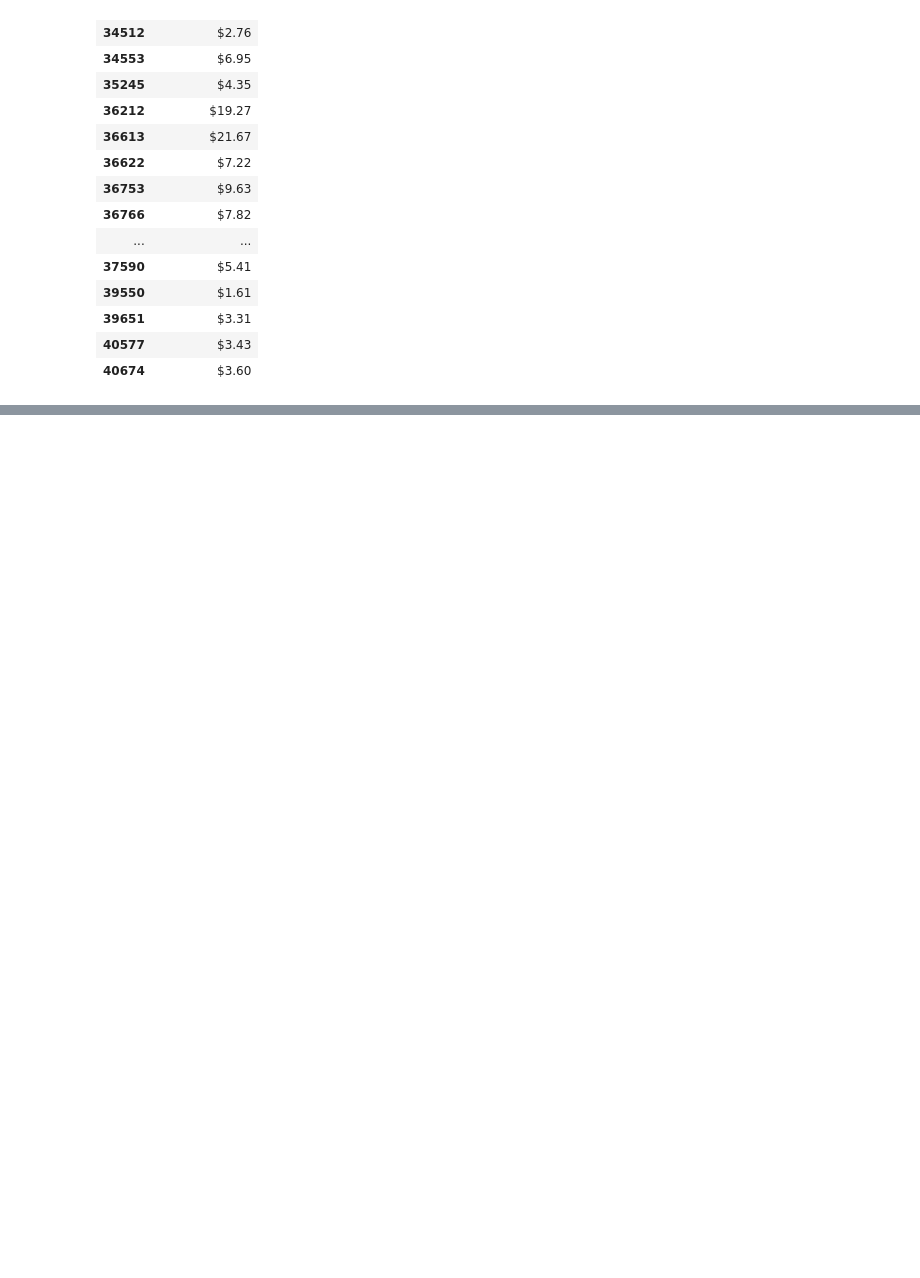
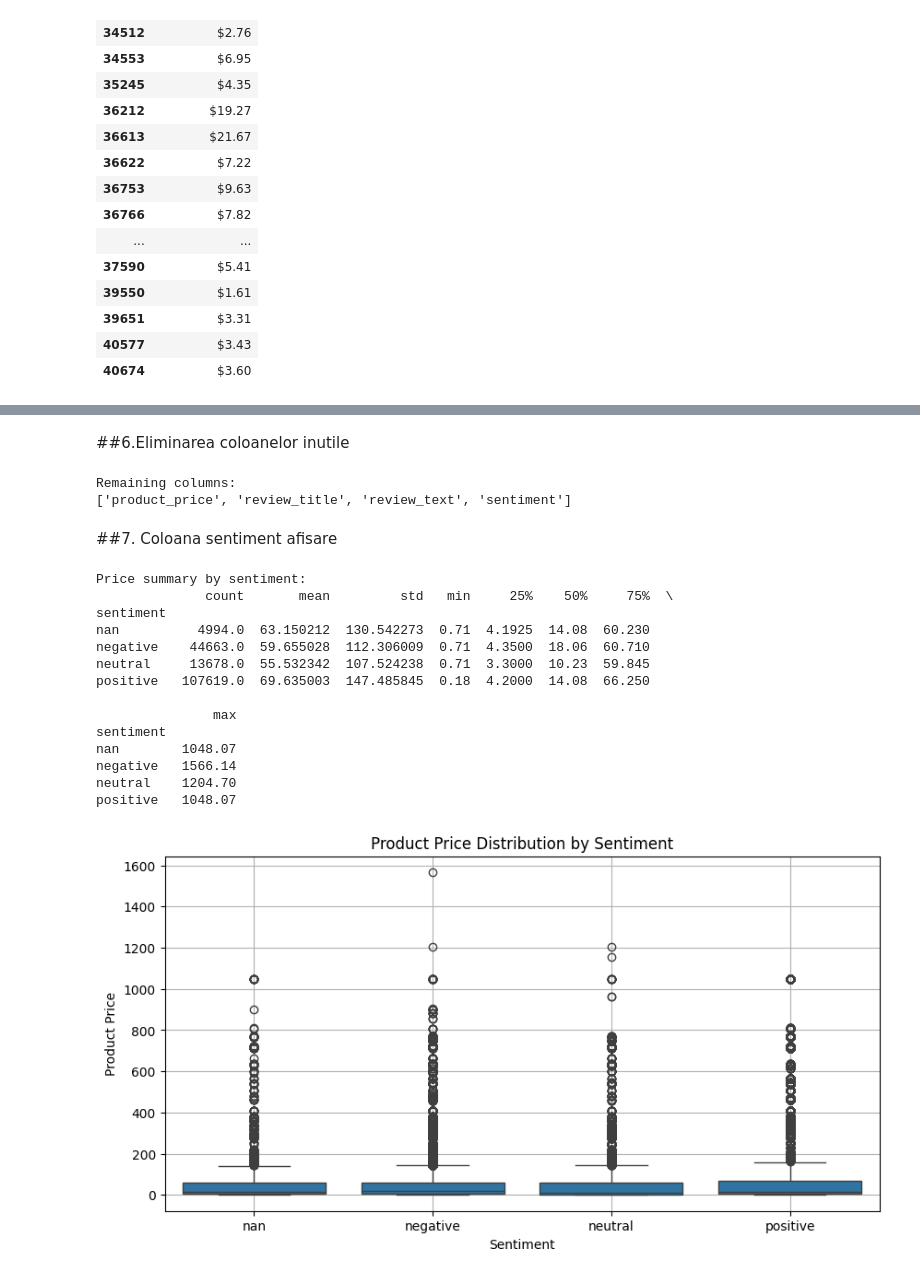
Before and after one commit to bogdangit-art/Machine-Learning, a Jupyter notebook: notebook/product_review_analysis.ipynb, the cells around one changed output, grey strips where cells are left out. Cells and saved outputs as stored; diff of their text form; code cells hidden in the pictures; blank space fills up the shorter version.

```diff
--- a/notebook/product_review_analysis.ipynb
+++ b/notebook/product_review_analysis.ipynb
@@ -141,0 +229,11 @@ Number of non-numeric prices: 68858
+# %%
+# Step 1: Convert all sentiment values to lowercase and strip extra spaces
+df['sentiment'] = df['sentiment'].astype(str).str.lower().str.strip()
+
+# Step 2: Show all unique values in the sentiment column
+print("Unique sentiment values after cleaning:")
+print(df['sentiment'].value_counts())
+
+# Step 3: Convert column type to 'category'
+df['sentiment'] = df['sentiment'].astype('category')
+print("\nSentiment column converted to type:", df['sentiment'].dtype)
@@ -141,0 +250,43 @@ Number of non-numeric prices: 68858
+# %% [markdown]
+##6.Eliminarea coloanelor inutile
+# %%
+# Drop columns that are not useful for modeling
+df = df.drop(columns=['review_uuid', 'product_name'])
+
+# Preview remaining columns
+print("Remaining columns:")
+print(df.columns.tolist())
+# %% [output]
+Remaining columns:
+['product_price', 'review_title', 'review_text', 'sentiment']
+# %% [markdown]
+##7. Coloana sentiment afisare
+# %%
+# Show summary statistics grouped by sentiment
+print("Price summary by sentiment:")
+print(df.groupby('sentiment', observed=False)['product_price'].describe())
+
+# Boxplot of prices by sentiment
+plt.figure(figsize=(10, 5))
+sns.boxplot(data=df, x='sentiment', y='product_price')
+plt.title("Product Price Distribution by Sentiment")
+plt.xlabel("Sentiment")
+plt.ylabel("Product Price")
+plt.grid(True)
+plt.show()
+# %% [output]
+Price summary by sentiment:
+              count       mean         std   min     25%    50%     75%  \
+sentiment
+nan          4994.0  63.150212  130.542273  0.71  4.1925  14.08  60.230
+negative    44663.0  59.655028  112.306009  0.71  4.3500  18.06  60.710
+neutral     13678.0  55.532342  107.524238  0.71  3.3000  10.23  59.845
+positive   107619.0  69.635003  147.485845  0.18  4.2000  14.08  66.250
+
+               max
+sentiment
+nan        1048.07
+negative   1566.14
+neutral    1204.70
+positive   1048.07
+[figure, added]
```
Also changed, not shown: parts of 10 cells of this notebook.
